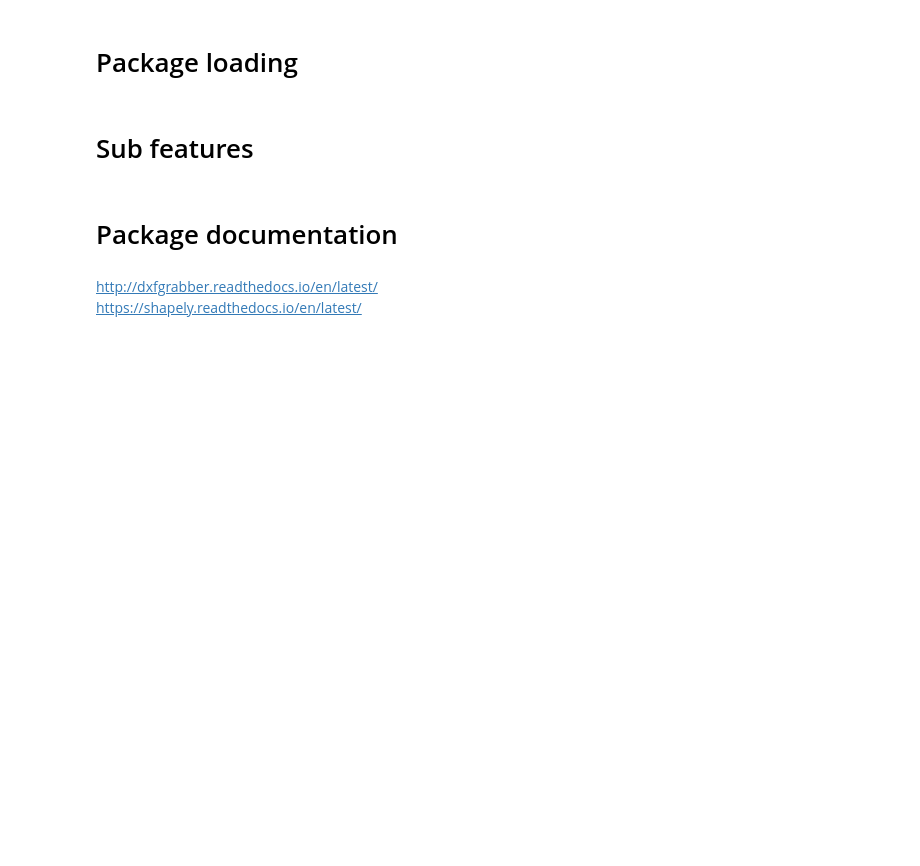
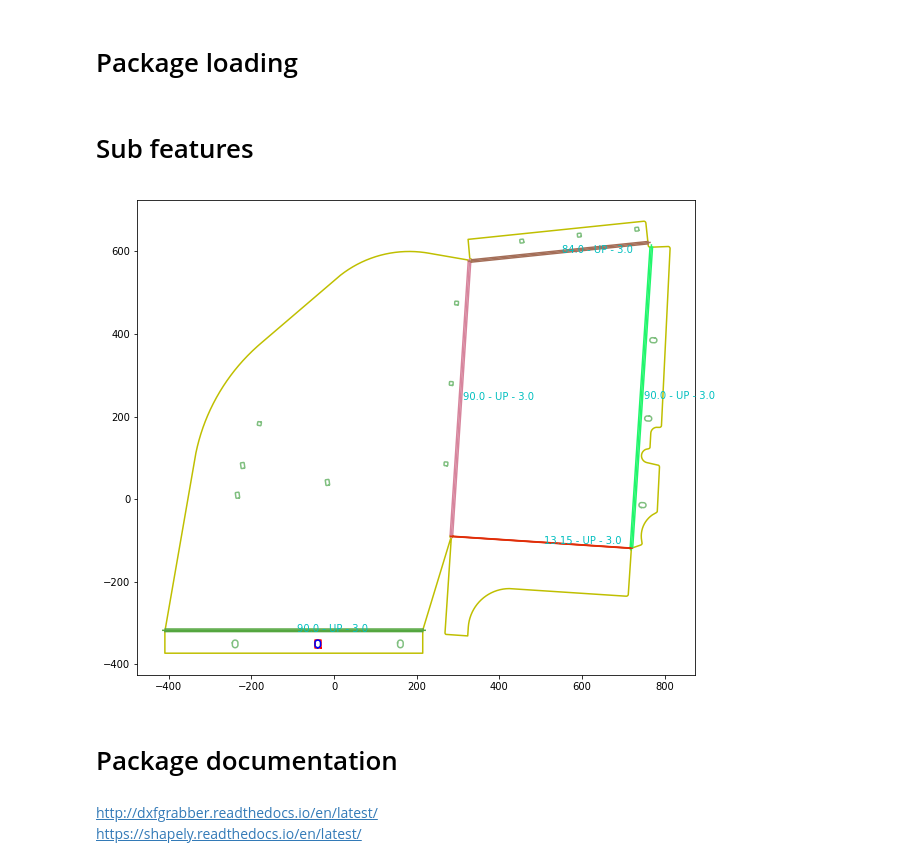
Before and after one commit to rudloffl/sheet-metal-cost-calculator, a Jupyter notebook: Y1 - Notebooks/A1 - dxf parsing.ipynb, the cells around one changed output. Saved outputs shown, nothing was run; the diff lists cells and outputs as text; code cells hidden in the pictures; blank space fills up the shorter version.

```diff
--- a/Y1 - Notebooks/A1 - dxf parsing.ipynb
+++ b/Y1 - Notebooks/A1 - dxf parsing.ipynb
@@ -30,36 +31,39 @@ def plot_dxf(dxfdetails):
 
     for bendlines, tangents in zip(dxfdetails['bend_line'], dxfdetails['tangents_coords']):
         lines = LineString(bendlines)
         color = (np.random.rand(),np.random.rand(),np.random.rand())
         x, y = lines.xy
         plt.plot(x, y, color=color)
         for tangent in tangents:
             lines = LineString(tangent)
             x, y = lines.xy
             plt.plot(x, y, color=color)
 
     centeraxis = dxfdetails['bend_center']
     for center, angle, direction, radius in zip(centeraxis,
                                                dxfdetails['bend_angle'],
                                                dxfdetails['bend_direction'],
                                                dxfdetails['bend_radius']):
         ax.text(center[0], center[1], '{} - {} - {}'.format(angle, direction, radius), color='c')
 
 
     poly = Polygon(dxfdetails['minimum_rectangle_coords'])
     x, y = poly.exterior.xy
     plt.plot(x, y, color='r')
 
     poly = Polygon(dxfdetails['convex_hull_coords'])
     x, y = poly.exterior.xy
     plt.plot(x, y, color='b')
 
     ax.set_aspect('equal')
-    #ax.set_xlim([345,355])
-    #ax.set_ylim([95,105])
+    #ax.set_xlim([280,290])
+    #ax.set_ylim([-90,-80])
     plt.show()
+    fig.savefig('imgdata.png', format='png', dpi=90, bbox_inches='tight')
 
-#plot_dxf(details)
+plot_dxf(details)
+# %% [output]
+[figure, added]
 # %% [markdown]
 # Package documentation
 # %% [markdown]
```
Also changed, not shown: parts of 8 cells of this notebook, 4 other files.
